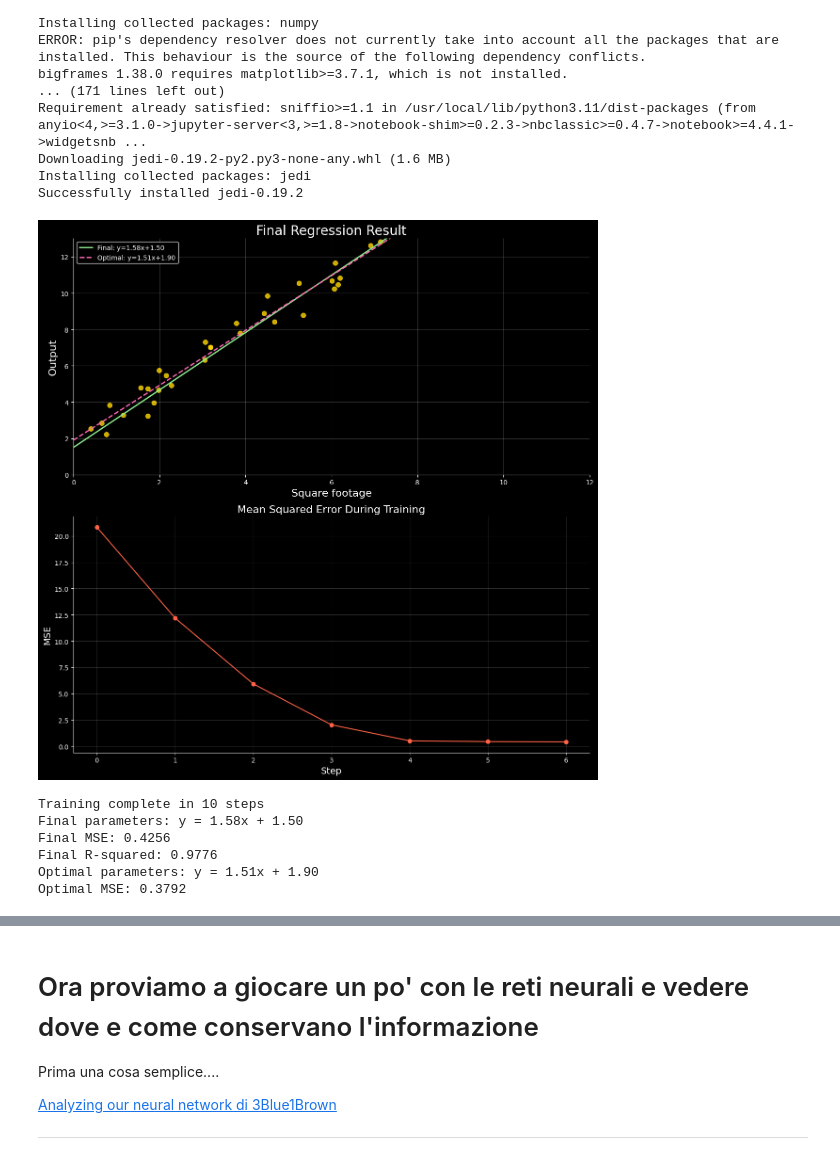
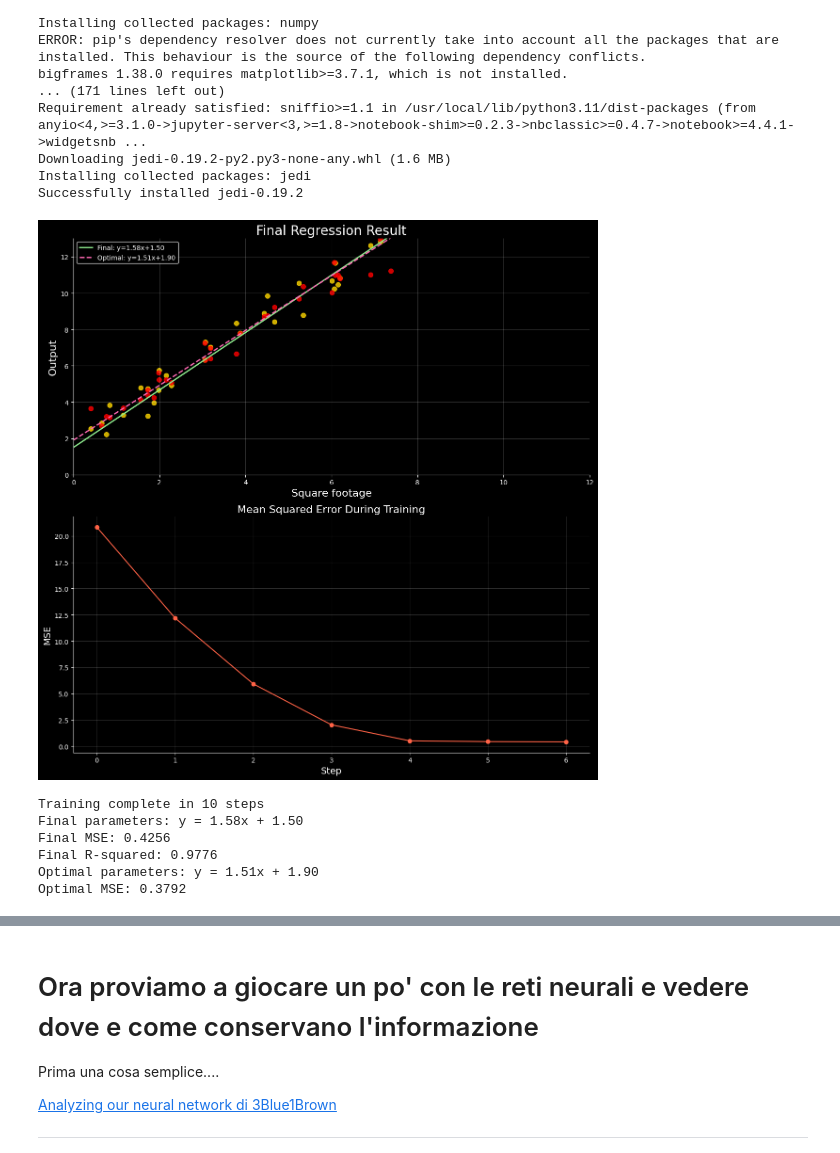
Before and after one commit to maeste/iis_ai, a Jupyter notebook: how_llms_work.ipynb, the cells around one changed output, grey strips where cells are left out. Saved outputs shown, nothing was run; the diff lists cells and outputs as text; code cells hidden in the pictures.

```diff
--- a/how_llms_work.ipynb
+++ b/how_llms_work.ipynb
@@ -55,6 +55,7 @@ true_slope = 1.5
 true_intercept = 2.0
 noise = 0.7
 y_data = true_slope * x_data + true_intercept + np.random.normal(0, noise, num_points)
+y2_data = true_slope * x_data + true_intercept + np.random.normal(0, noise, num_points)
 
 # Calculate the optimal parameters using numpy's polyfit
 optimal_slope, optimal_intercept = np.polyfit(x_data, y_data, 1)
@@ -410,6 +411,7 @@ def train_model_step_by_step(button):
     # Top plot: Final regression result
     ax1.set_facecolor('black')
     ax1.scatter(x_data, y_data, color='#FFD700', s=50, alpha=0.8)
+    ax1.scatter(x_data, y2_data, color='RED', s=50, alpha=0.8)
 
     # Final line
     final_y = current_slope * line_x + current_intercept
@@ -457,34 +459,35 @@ def train_model_step_by_step(button):
 
     print(f"Training complete in {step} steps")
     print(f"Final parameters: y = {current_slope:.2f}x + {current_intercept:.2f}")
     print(f"Final MSE: {current_mse:.4f}")
     print(f"Final R-squared: {calculate_r_squared(current_slope, current_intercept):.4f}")
     print(f"Optimal parameters: y = {optimal_slope:.2f}x + {optimal_intercept:.2f}")
     print(f"Optimal MSE: {calculate_mse(optimal_slope, optimal_intercept):.4f}")
 
     # Re-enable controls after animation completes
     button.disabled = False
     slope_slider.disabled = False
     intercept_slider.disabled = False
 
 # Create train button
 train_button = widgets.Button(
     description='Train Model',
     button_style='success',
     tooltip='Step-by-step training to find optimal parameters'
 )
 
+
 # Connect button to function
 train_button.on_click(train_model_step_by_step)
 
 # Initialize the plot
 update_plot(1.0, 0.0)
 
 # Display the widgets and plot
 controls = widgets.VBox([slope_slider, intercept_slider, train_button])
 display(controls)
 # %% [output]
-[figure, old version]
+[figure, new version]
 Training complete in 10 steps
 Final parameters: y = 1.58x + 1.50
 Final MSE: 0.4256
```
